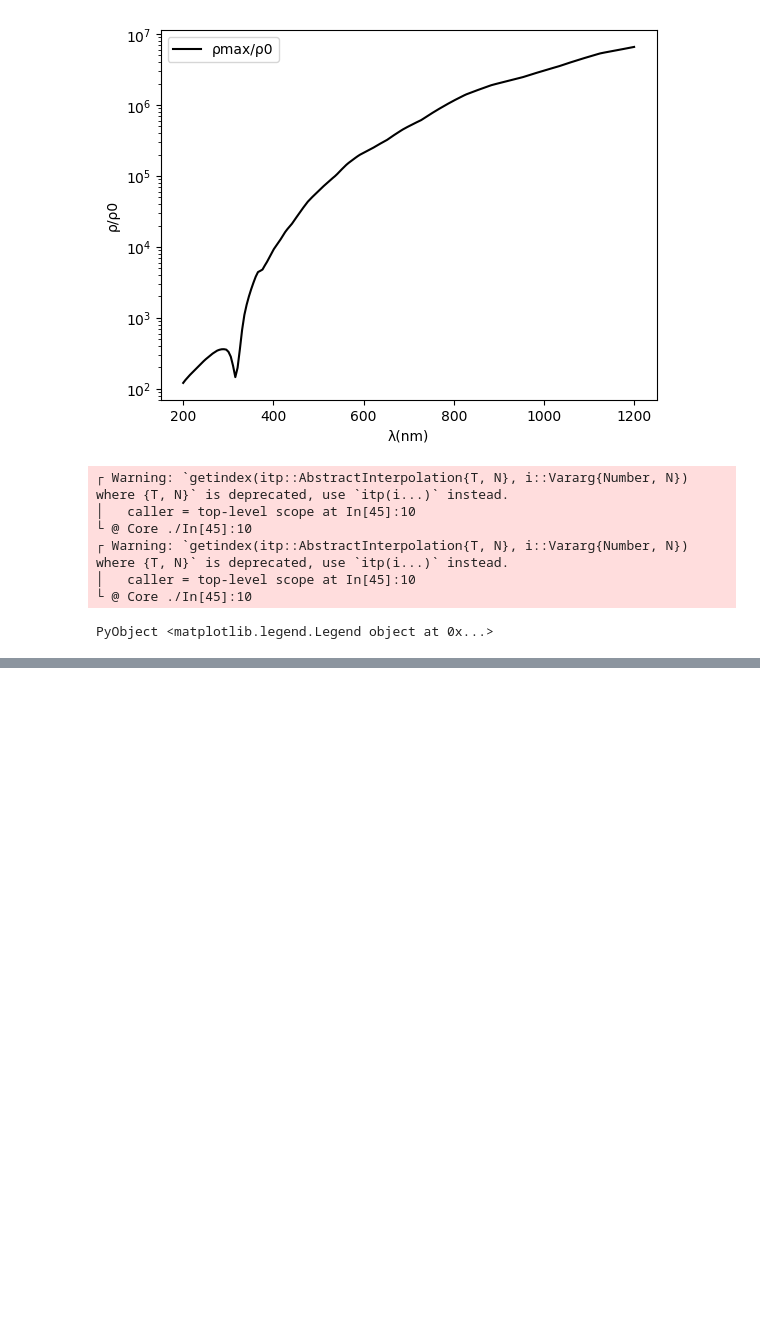
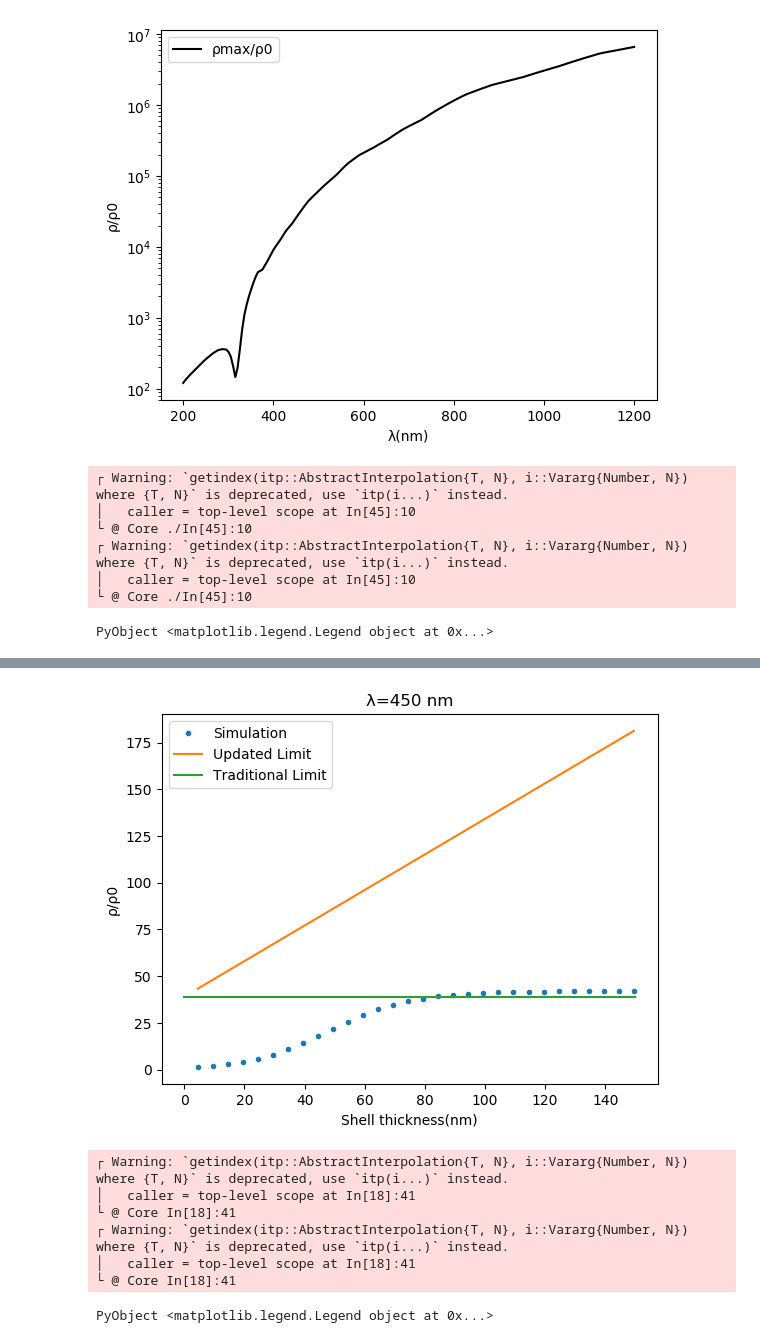
Before and after one commit to WenjieYao/LDOSOptimization, a Jupyter notebook: SphereResonance.ipynb, the cells around one changed output, grey strips where cells are left out. Cells and saved outputs as stored; diff of their text form; code cells hidden in the pictures; blank space fills up the shorter version.

```diff
--- a/SphereResonance.ipynb
+++ b/SphereResonance.ipynb
@@ -144,0 +204,63 @@ d = 226e-9
+# %%
+#Shell
+Data450=[0.16 0.1555 1.40688
+0.165 0.1555 2.03576
+0.17 0.1555 2.92071
+0.175 0.1555 4.14975
+0.18 0.1555 5.80794
+0.185 0.1555 7.99956
+0.19 0.1555 10.7772
+0.195 0.1555 14.1043
+0.2 0.1555 17.8632
+0.205 0.1555 21.8028
+0.21 0.1555 25.6692
+0.215 0.1555 29.1635
+0.22 0.1555 32.1762
+0.225 0.1555 34.6178
+0.23 0.1555 36.5566
+0.235 0.1555 38.0216
+0.24 0.1555 39.1292
+0.245 0.1555 39.9421
+0.25 0.1555 40.5365
+0.255 0.1555 40.9649
+0.26 0.1555 41.2738
+0.265 0.1555 41.4948
+0.27 0.1555 41.6519
+0.275 0.1555 41.7655
+0.28 0.1555 41.8454
+0.285 0.1555 41.9018
+0.29 0.1555 41.9424
+0.295 0.1555 41.9711
+0.3 0.1555 41.9911
+0.305 0.1555 42.0059]
+d1 = Data450[:,1]
+d2 = Data450[:,2]
+ρd = Data450[:,3]
+Nd = length(d1)
+ρl = zeros(Nd)
+λtest = 450e-9
+k = 2*π/λtest
+d = d2[1]/1e6
+ω = k*3e8
+ϵ = itpr[ω]+itpi[ω]*1im
+χ = ϵ - 1
+for i=1:Nd
+ρl[i]=((k*d)^-3+1/(k*d)+k*(d1[i]-d2[i])/1e6)*abs(χ^2)/imag(χ)+1
+end
+plot((d1-d2)*1e3,ρd,".",label="Simulation")
+plot((d1-d2)*1e3,ρl,"-",label="Updated Limit")
+ρlo = ((k*d)^-3+1/(k*d))*abs(χ^2)/imag(χ)+1
+plot([0,150],[ρlo,ρlo],"-",label="Traditional Limit")
+xlabel("Shell thickness(nm)")
+ylabel("ρ/ρ0")
+title("λ=450 nm")
+legend()
+# %% [output]
+[figure, added]
+┌ Warning: `getindex(itp::AbstractInterpolation{T, N}, i::Vararg{Number, N}) where {T, N}` is deprecated, use `itp(i...)` instead.
+│   caller = top-level scope at In[18]:41
+└ @ Core In[18]:41
+┌ Warning: `getindex(itp::AbstractInterpolation{T, N}, i::Vararg{Number, N}) where {T, N}` is deprecated, use `itp(i...)` instead.
+│   caller = top-level scope at In[18]:41
+└ @ Core In[18]:41
+PyObject <matplotlib.legend.Legend object at 0x...>
```
Also changed, not shown: parts of 5 cells of this notebook, 1 other file.
